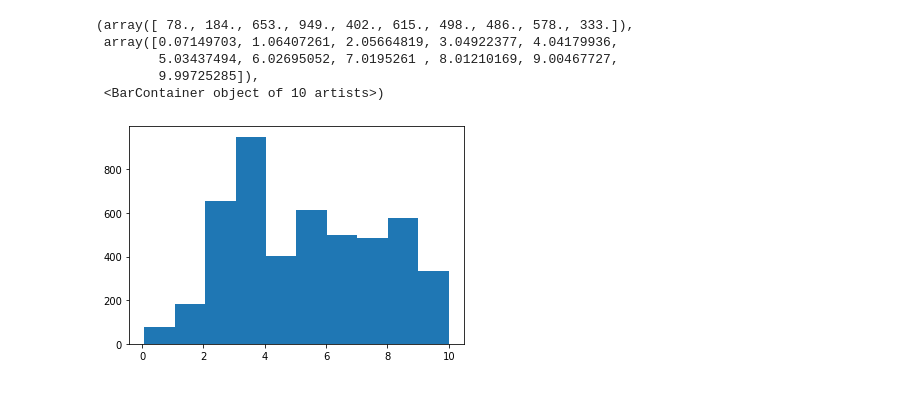
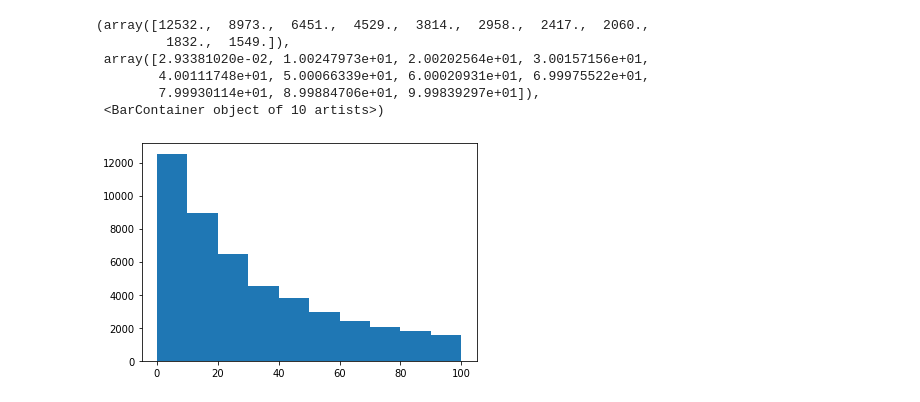
Before and after one commit to Andrewwango/prow-map, a Jupyter notebook: analysis.ipynb, the cells around one changed output. Saved outputs shown, nothing was run; the diff lists cells and outputs as text; code cells hidden in the pictures.

```diff
--- a/analysis.ipynb
+++ b/analysis.ipynb
@@ -22,0 +34,4 @@ fig
+# %%
+row_df = pd.read_csv("data/row/row_bbox.csv")
+# %%
+nearest_edges, dists = ox.nearest_edges(G, row_df["longitude"], row_df["latitude"], return_dist=True, interpolate=metres_to_dist(5))
@@ -58,2 +86,0 @@ Y = public_gps_df["latitude"]
-# %%
-nearest_edges, dists = ox.nearest_edges(G, X, Y, return_dist=True, interpolate=10)
@@ -80,11 +87,12 @@ public_gps_df
 # %%
 dists = np.array(dists)
 # %%
-plt.hist(dists[dists<10])
+plt.hist(dists[dists<100])
 # %% [output]
-(array([ 78., 184., 653., 949., 402., 615., 498., 486., 578., 333.]),
- array([0.07149703, 1.06407261, 2.05664819, 3.04922377, 4.04179936,
-        5.03437494, 6.02695052, 7.0195261 , 8.01210169, 9.00467727,
-        9.99725285]),
+(array([12532.,  8973.,  6451.,  4529.,  3814.,  2958.,  2417.,  2060.,
+         1832.,  1549.]),
+ array([2.93381020e-02, 1.00247973e+01, 2.00202564e+01, 3.00157156e+01,
+        4.00111748e+01, 5.00066339e+01, 6.00020931e+01, 6.99975522e+01,
+        7.99930114e+01, 8.99884706e+01, 9.99839297e+01]),
  <BarContainer object of 10 artists>)
-[figure, old version]
+[figure, new version]
```
Also changed, not shown: parts of 26 cells of this notebook, 4 other files.
